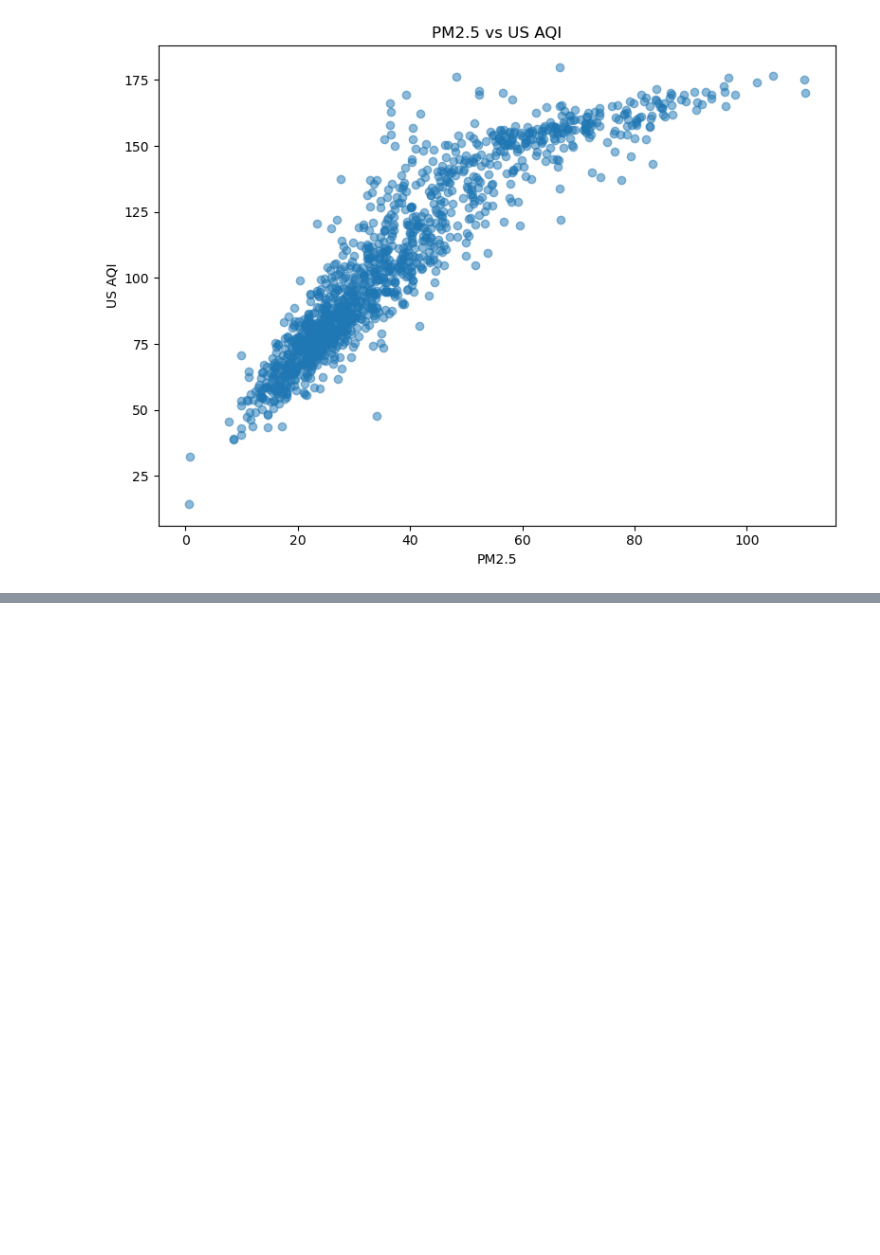
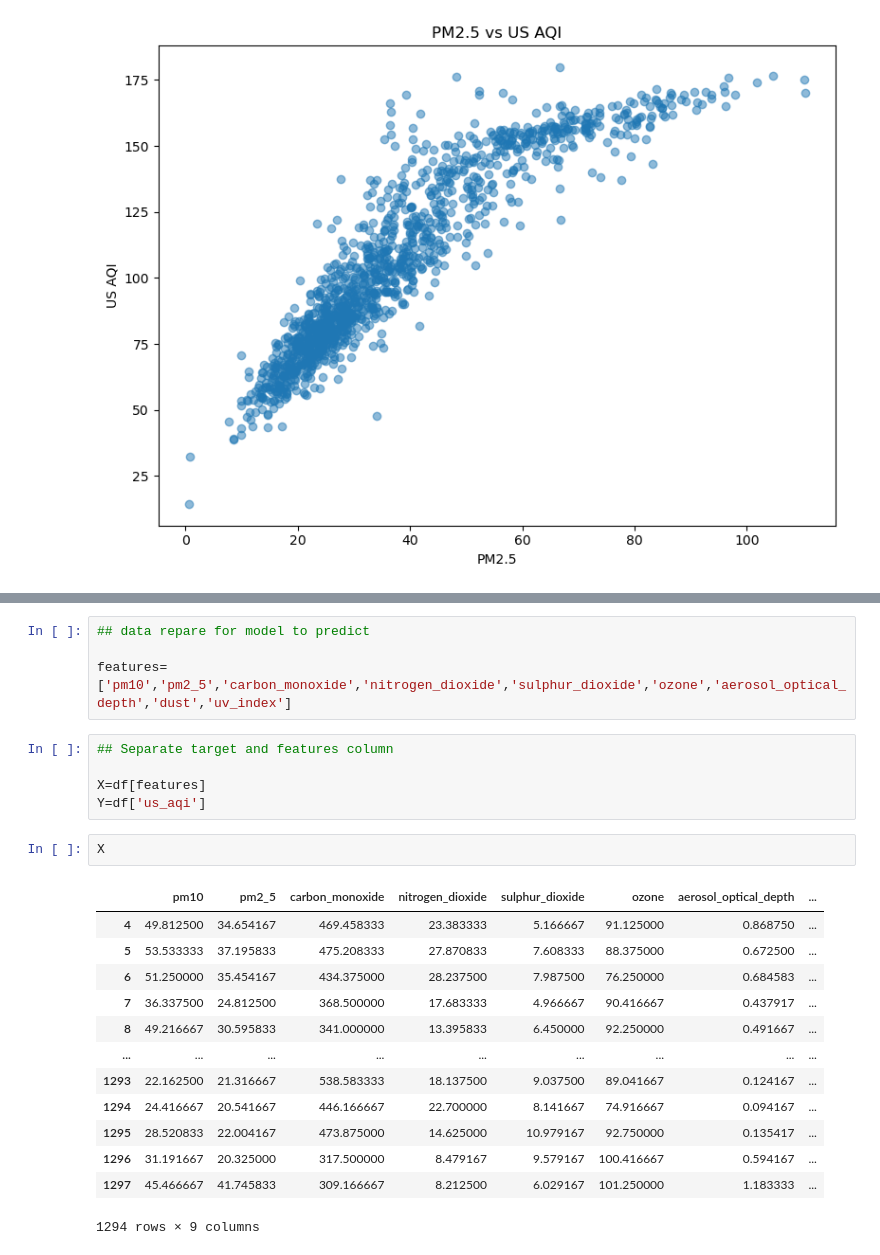
Before and after one commit to skmorwa2001-star/Project---Jaipur-Air-Quality-Explorer, a Jupyter notebook: data_cleaning.ipynb, the cells around one changed output, grey strips where cells are left out. Cells and saved outputs as stored; diff of their text form; blank space fills up the shorter version.

Commit message:
Separate data target and features columns

```diff
--- a/data_cleaning.ipynb
+++ b/data_cleaning.ipynb
@@ -298,0 +306,25 @@ plt.show()
+# %%
+## data repare for model to predict
+
+features=['pm10','pm2_5','carbon_monoxide','nitrogen_dioxide','sulphur_dioxide','ozone','aerosol_optical_depth','dust','uv_index']
+# %%
+## Separate target and features column
+
+X=df[features]
+Y=df['us_aqi']
+# %%
+X
+# %% [output]
+|  | pm10 | pm2_5 | carbon_monoxide | nitrogen_dioxide | sulphur_dioxide | ozone | aerosol_optical_depth | ... |
+| 4 | 49.812500 | 34.654167 | 469.458333 | 23.383333 | 5.166667 | 91.125000 | 0.868750 | ... |
+| 5 | 53.533333 | 37.195833 | 475.208333 | 27.870833 | 7.608333 | 88.375000 | 0.672500 | ... |
+| 6 | 51.250000 | 35.454167 | 434.375000 | 28.237500 | 7.987500 | 76.250000 | 0.684583 | ... |
+| 7 | 36.337500 | 24.812500 | 368.500000 | 17.683333 | 4.966667 | 90.416667 | 0.437917 | ... |
+| 8 | 49.216667 | 30.595833 | 341.000000 | 13.395833 | 6.450000 | 92.250000 | 0.491667 | ... |
+| ... | ... | ... | ... | ... | ... | ... | ... | ... |
+| 1293 | 22.162500 | 21.316667 | 538.583333 | 18.137500 | 9.037500 | 89.041667 | 0.124167 | ... |
+| 1294 | 24.416667 | 20.541667 | 446.166667 | 22.700000 | 8.141667 | 74.916667 | 0.094167 | ... |
+| 1295 | 28.520833 | 22.004167 | 473.875000 | 14.625000 | 10.979167 | 92.750000 | 0.135417 | ... |
+| 1296 | 31.191667 | 20.325000 | 317.500000 | 8.479167 | 9.579167 | 100.416667 | 0.594167 | ... |
+| 1297 | 45.466667 | 41.745833 | 309.166667 | 8.212500 | 6.029167 | 101.250000 | 1.183333 | ... |
+1294 rows × 9 columns
```
Also changed, not shown: parts of 2 cells of this notebook.
